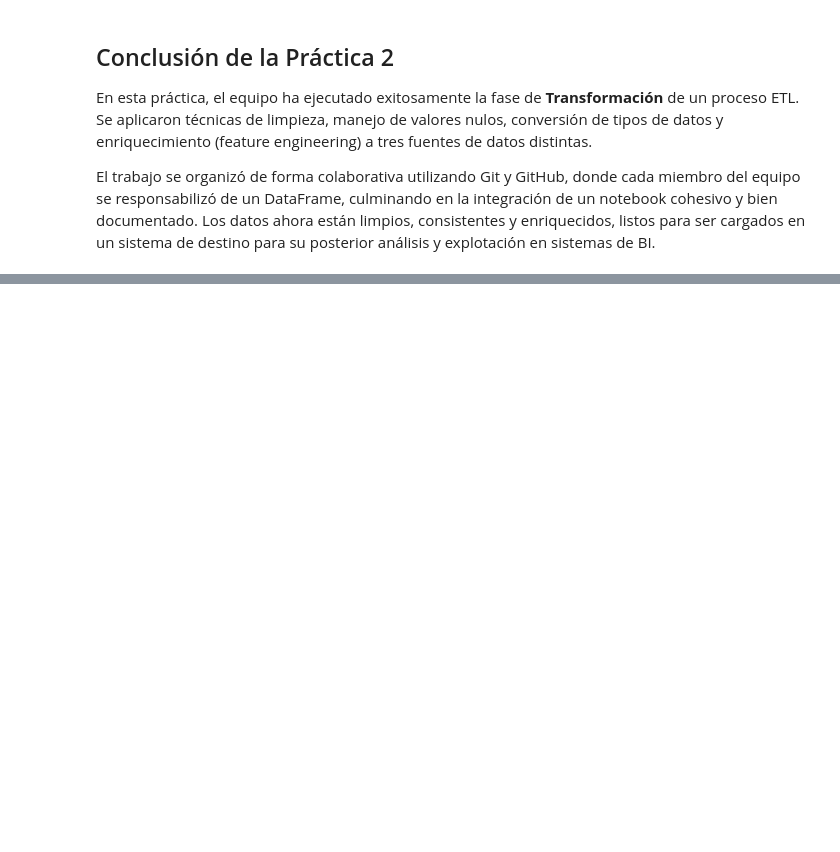
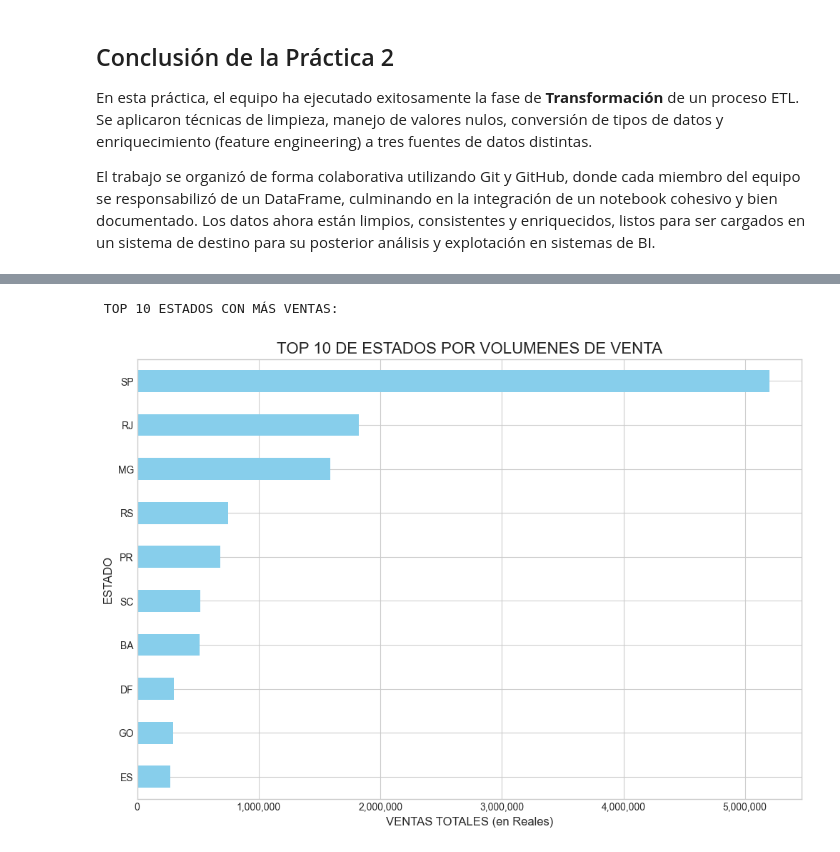
Before and after one commit to jdareval/practica1-bit-ETL, a Jupyter notebook: desarrolloG8.ipynb, the cells around one changed output, grey strips where cells are left out. Drawn from its saved outputs; the diff is of its cells as text; code cells hidden in the pictures; blank space fills up the shorter version.

Commit message:
feat(Tarea3): Implementa la creacion del modelo dimensional y las visualizaciones y primeras lineas para AWS

```diff
--- a/desarrolloG8.ipynb
+++ b/desarrolloG8.ipynb
@@ -888,0 +914,19 @@ El trabajo se organizó de forma colaborativa utilizando Git y GitHub, donde cad
+# %%
+# VERIFICACIÓN DE LOS DATAFRAME DISPONIBLES DE LA PRACTICA 2
+
+print("Verificación de la disponibilidad de la información. DATAFRAME LIMPIOS DE LA PRACTICA 2")
+
+try:
+    _= df_orders_limpio.shape
+    print("¡ÉXITO! LOS DATAFRAME DE LA PRACTICA 2 ESTÁN DISPONIBLES PARA SU USO.")
+except NameError:
+    print("ERROR: LOS DATAFRAME DE LA PRACTICA 2 NO ESTÁN DISPONIBLES. ASEGÚRESE DE HABER EJECUTADO LA PRÁCTICA 2.")
+
+# DataFrames crudos originales para algunas dimensiones
+df_customers = pd.read_csv("data/olist_customers_dataset.csv")
+df_products = pd.read_csv("data/olist_products_dataset.csv")
+df_sellers = pd.read_csv("data/olist_sellers_dataset.csv")
+df_order_items = pd.read_csv("data/olist_order_items_dataset.csv")
+df_product_translation = pd.read_csv("data/product_category_name_translation.csv")
+
+display(df_customers)
@@ -888,0 +1186,30 @@ El trabajo se organizó de forma colaborativa utilizando Git y GitHub, donde cad
+# %%
+#Se procede a establecer un estilo general de visualización para los DataFrames
+plt.style.use('seaborn-v0_8-whitegrid')
+
+# Grafico 1: Ventas por estado en base a la información del cliente
+print("\n TOP 10 ESTADOS CON MÁS VENTAS:")
+
+#UNIR EL DATAFREME DE HECHO CON LA DIMENSIÓN DE CLIENTES PARA OBTENER LA INFORMACIÓN DEL ESTADO
+ventas_por_estado = pd.merge(modelo_estrella['fact_sales'], modelo_estrella['dim_customers'], on='customer_key')
+
+# agrupar por estado, sumar el precio y contar las ventas, quedandonos con las 10 principales.
+resumen_estado = ventas_por_estado.groupby('customer_state')['price'].sum().sort_values(ascending=False).head(10)
+
+#creacion del grafico de barras para el análisis por estado
+#crear una figura y un eje para mayor control
+fig, ax = plt.subplots(figsize=(12, 8))
+resumen_estado.sort_values().plot(kind='barh', ax=ax, color='skyblue')
+
+#Añadir titulos y etiquetas en el grafico
+ax.set_title('TOP 10 DE ESTADOS POR VOLUMENES DE VENTA', fontsize=16)
+ax.set_xlabel('VENTAS TOTALES (en Reales)', fontsize=12)
+ax.set_ylabel('ESTADO', fontsize=12)
+
+#FORMATEO DE LOS NÚMEROS EN EL EJE X PARA MEJOR LECTURA
+ax.xaxis.set_major_formatter(plt.FuncFormatter(lambda x, p: format(int(x), ',')))
+
+plt.show()
+# %% [output]
+ TOP 10 ESTADOS CON MÁS VENTAS:
+[figure, added]
```
Also changed, not shown: parts of 14 cells of this notebook, 1 other file.
